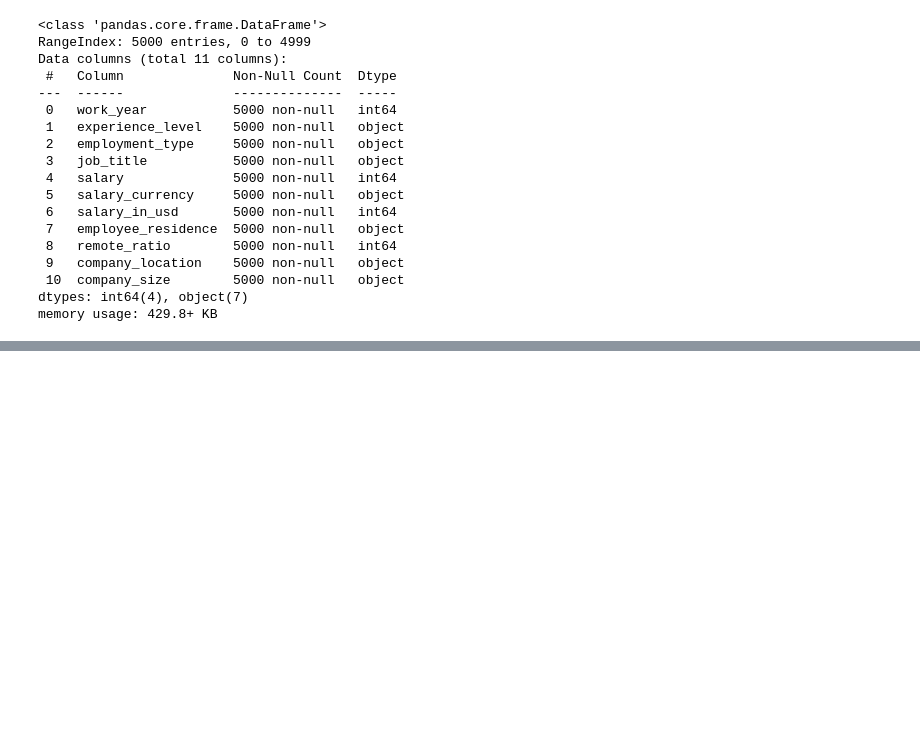
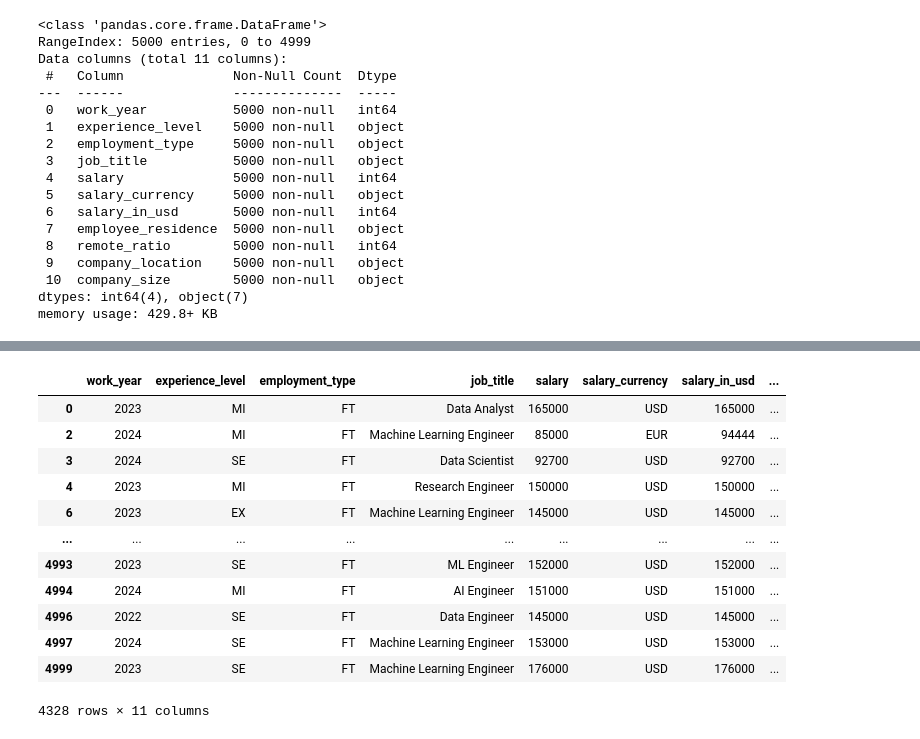
Before and after one commit to Souzadfs/Data_Science, a Jupyter notebook: Analista_de_dados.ipynb, the cells around one changed output, grey strips where cells are left out. Saved outputs shown, nothing was run; the diff lists cells and outputs as text; code cells hidden in the pictures; blank space fills up the shorter version.

```diff
--- a/Analista_de_dados.ipynb
+++ b/Analista_de_dados.ipynb
@@ -67,0 +144,16 @@ memory usage: 429.8+ KB
+# %%
+df[df['salary']>=80000]
+# %% [output]
+|  | work_year | experience_level | employment_type | job_title | salary | salary_currency | salary_in_usd | ... |
+| 0 | 2023 | MI | FT | Data Analyst | 165000 | USD | 165000 | ... |
+| 2 | 2024 | MI | FT | Machine Learning Engineer | 85000 | EUR | 94444 | ... |
+| 3 | 2024 | SE | FT | Data Scientist | 92700 | USD | 92700 | ... |
+| 4 | 2023 | MI | FT | Research Engineer | 150000 | USD | 150000 | ... |
+| 6 | 2023 | EX | FT | Machine Learning Engineer | 145000 | USD | 145000 | ... |
+| ... | ... | ... | ... | ... | ... | ... | ... | ... |
+| 4993 | 2023 | SE | FT | ML Engineer | 152000 | USD | 152000 | ... |
+| 4994 | 2024 | MI | FT | AI Engineer | 151000 | USD | 151000 | ... |
+| 4996 | 2022 | SE | FT | Data Engineer | 145000 | USD | 145000 | ... |
+| 4997 | 2024 | SE | FT | Machine Learning Engineer | 153000 | USD | 153000 | ... |
+| 4999 | 2023 | SE | FT | Machine Learning Engineer | 176000 | USD | 176000 | ... |
+4328 rows × 11 columns
```
Also changed, not shown: parts of 6 cells of this notebook.
